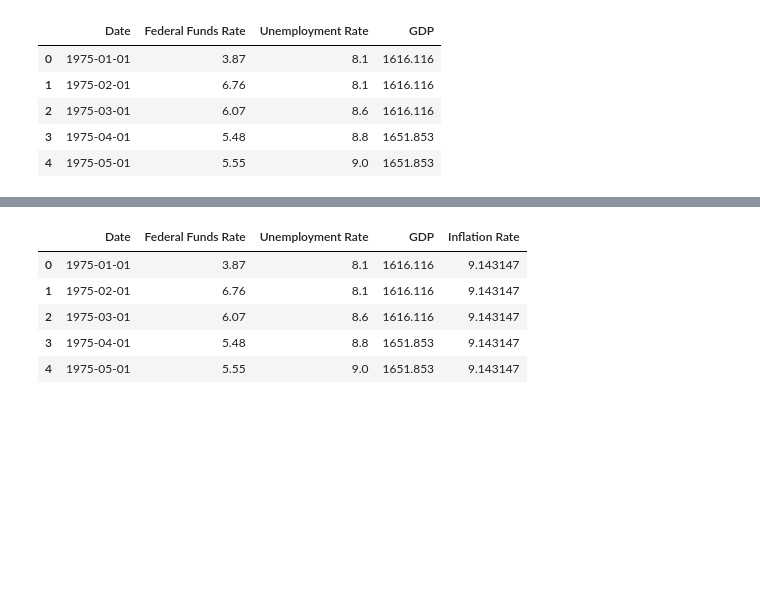
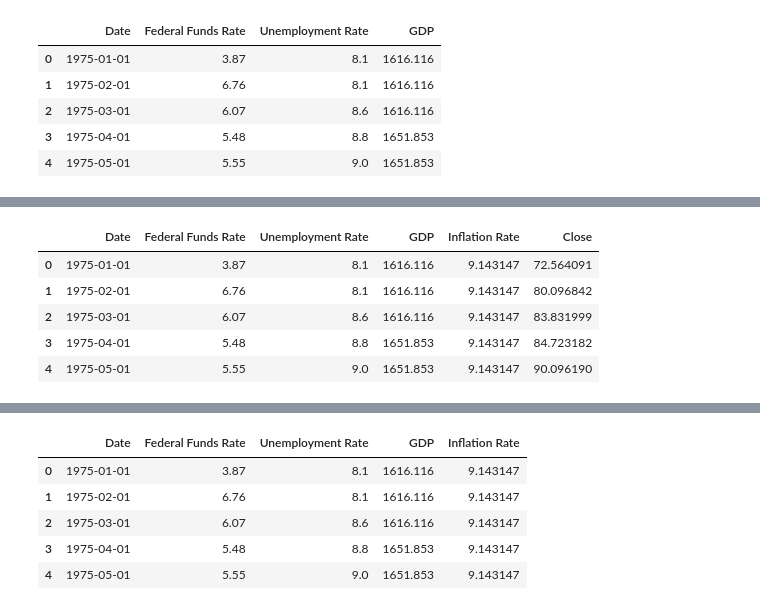
Before and after one commit to smwhite24/Market_Crash_Predictor, a Jupyter notebook: Data_engineering/econ_merge.ipynb, the cells around one changed output, grey strips where cells are left out. Cells and saved outputs as stored; diff of their text form; code cells hidden in the pictures; blank space fills up the shorter version.

Commit message:
Merged econ and sp data

```diff
--- a/Data_engineering/econ_merge.ipynb
+++ b/Data_engineering/econ_merge.ipynb
@@ -253,0 +271,6 @@ standardized_df = combined_df.to_csv('standardaized_market_data.csv', index=Fals
+# %%
+#load sp data top be merged
+SP_df = pd.read_csv('../cleaned_data/spstandardized.csv')
+
+#show the first few rows of the DataFrame
+SP_df.head()
@@ -253,0 +284,9 @@ standardized_df = combined_df.to_csv('standardaized_market_data.csv', index=Fals
+# %%
+#Change the column name to Date and remove index
+SP_df.rename(columns={'date': 'Date'}, inplace=True)
+
+#drop the index column
+SP_df.drop(['Unnamed: 0'], axis=1, inplace=True)
+
+#Show the first few rows of the DataFrame
+SP_df.head()
@@ -253,0 +300,16 @@ standardized_df = combined_df.to_csv('standardaized_market_data.csv', index=Fals
+# %%
+#convert the 'date' column to datetime format
+SP_df['Date'] = pd.to_datetime(SP_df['Date'])
+# %%
+#merge the SP data with the combined data
+final_df = pd.merge(combined_df, SP_df, on='Date', how='outer')
+# %%
+#Show the first few rows of the DataFrame
+final_df.head()
+# %% [output]
+|  | Date | Federal Funds Rate | Unemployment Rate | GDP | Inflation Rate | Close |
+| 0 | 1975-01-01 | 3.87 | 8.1 | 1616.116 | 9.143147 | 72.564091 |
+| 1 | 1975-02-01 | 6.76 | 8.1 | 1616.116 | 9.143147 | 80.096842 |
+| 2 | 1975-03-01 | 6.07 | 8.6 | 1616.116 | 9.143147 | 83.831999 |
+| 3 | 1975-04-01 | 5.48 | 8.8 | 1651.853 | 9.143147 | 84.723182 |
+| 4 | 1975-05-01 | 5.55 | 9.0 | 1651.853 | 9.143147 | 90.096190 |
```
Also changed, not shown: parts of 12 cells of this notebook, 1 other file.
